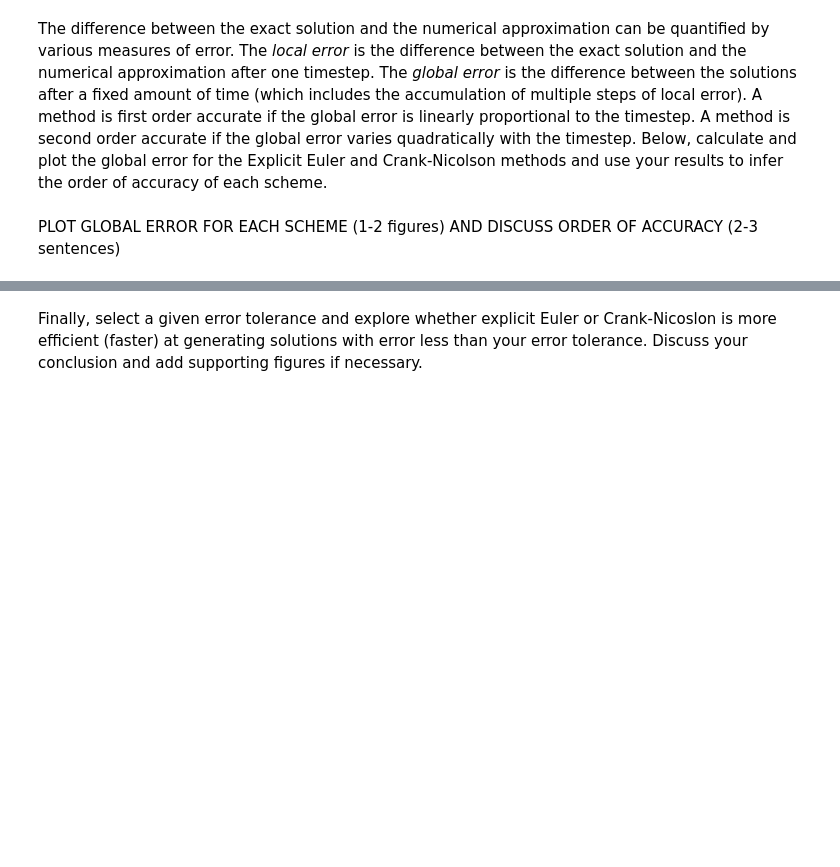
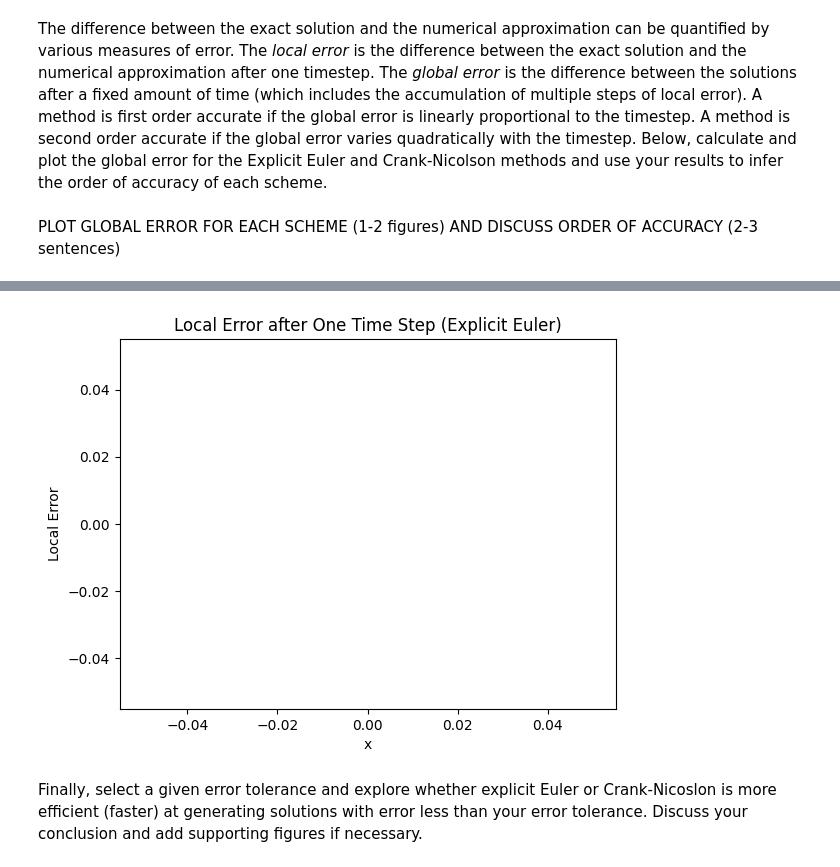
Before and after one commit to meganlouiseedwards/QCES, a Jupyter notebook: Project1_numerical_methods.ipynb, the cells around one changed output, grey strips where cells are left out. Drawn from its saved outputs; the diff is of its cells as text; code cells hidden in the pictures; blank space fills up the shorter version.

```diff
--- a/Project1_numerical_methods.ipynb
+++ b/Project1_numerical_methods.ipynb
@@ -372,3 +434,27 @@ PLOT GLOBAL ERROR FOR EACH SCHEME (1-2 figures) AND DISCUSS ORDER OF ACCURACY (2
+# %%
+import matplotlib.pyplot as plt
+
+# Calculate the exact solution at a specific time (e.g., the first time step)
+t_step = t[1]  # First time step
+exact_solution_at_t_step = set_ics(x, kappa, t_step) # Assuming set_ics can be used for any time t
+
+# Calculate the explicit Euler solution after one time step
+# We need the initial condition to calculate the first step of EE
+initial_condition = set_ics(x, kappa, t[0]) # Initial condition at t=0
+explicit_euler_at_t_step = initial_condition + dt * kappa * (construct_M(x) @ initial_condition)
+
+# Calculate the local error
+local_error = exact_solution_at_t_step - explicit_euler_at_t_step
+
+# You can then analyze or visualize the local error
+plt.figure()
+plt.plot(x, local_error)
+plt.xlabel('x')
+plt.ylabel('Local Error')
+plt.title('Local Error after One Time Step (Explicit Euler)')
+plt.show()
+# %% [output]
+[figure, added]
 # %% [markdown]
 Finally, select a given error tolerance and explore whether explicit Euler or Crank-Nicoslon is more efficient (faster) at generating solutions with error less than your error tolerance. Discuss your conclusion and add supporting figures if necessary.
 # %% [markdown]
```
Also changed, not shown: parts of 11 cells of this notebook.
